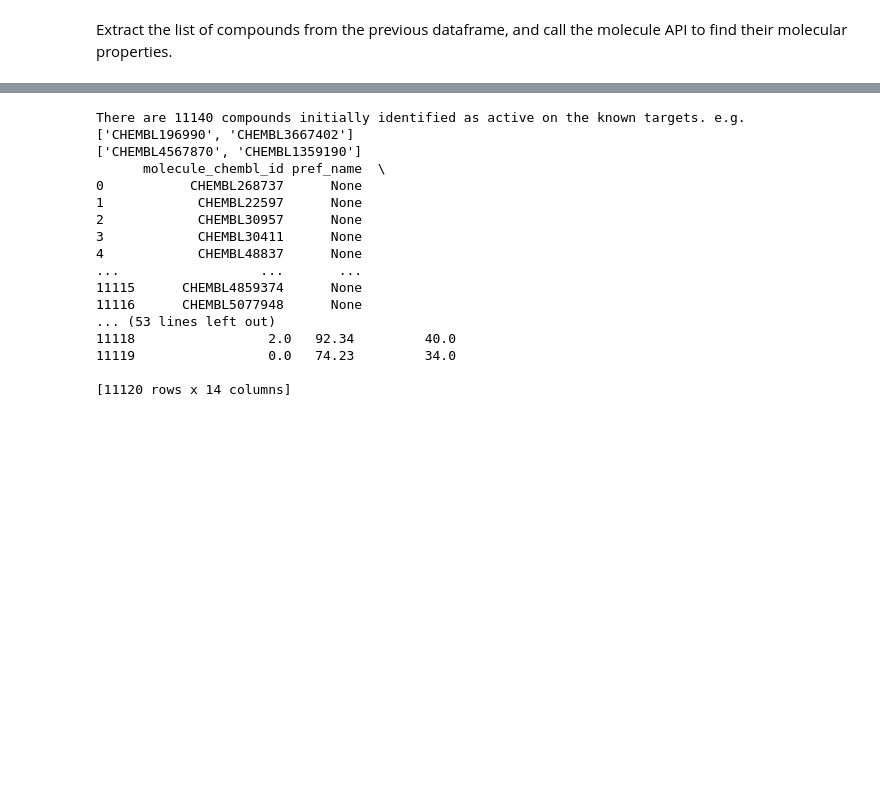
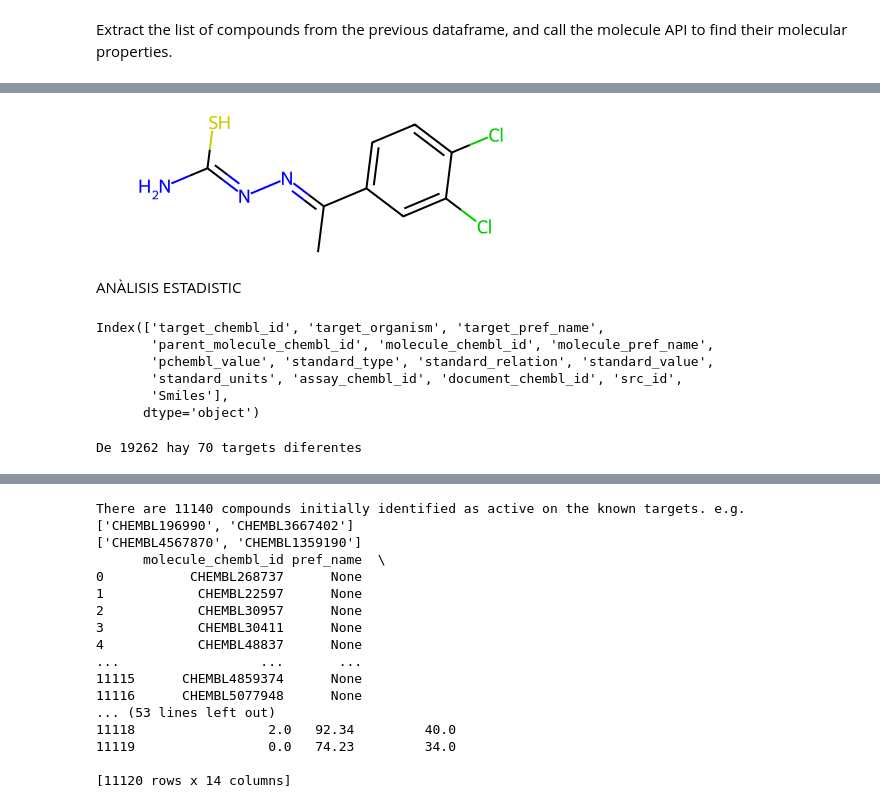
Before and after one commit to Biocomputing-Teaching/Carla-F-TFM, a Jupyter notebook: code/tfm.ipynb, the cells around one changed output, grey strips where cells are left out. Cells and saved outputs as stored; diff of their text form; code cells hidden in the pictures; blank space fills up the shorter version.

Commit message:
preparar train chemprop

```diff
--- a/code/tfm.ipynb
+++ b/code/tfm.ipynb
@@ -227,0 +446,25 @@ Extract the list of compounds from the previous dataframe, and call the molecule
+# %%
+eu = df_train['Smiles'].iloc[0]
+mol = Chem.MolFromSmiles(eu)
+mol
+# %% [output]
+[figure, added]
+# %% [markdown]
+ANÀLISIS ESTADISTIC
+# %%
+act_df.columns
+# %% [output]
+Index(['target_chembl_id', 'target_organism', 'target_pref_name',
+       'parent_molecule_chembl_id', 'molecule_chembl_id', 'molecule_pref_name',
+       'pchembl_value', 'standard_type', 'standard_relation', 'standard_value',
+       'standard_units', 'assay_chembl_id', 'document_chembl_id', 'src_id',
+       'Smiles'],
+      dtype='object')
+# %%
+#Contem la quantitat de valors únics a la columna
+
+uniq_target = act_df['target_pref_name'].nunique()
+
+print('De', len(act_df['target_pref_name']), 'hay', uniq_target, 'targets diferentes')
+# %% [output]
+De 19262 hay 70 targets diferentes
```
Also changed, not shown: parts of 23 cells of this notebook, 1 other file.
